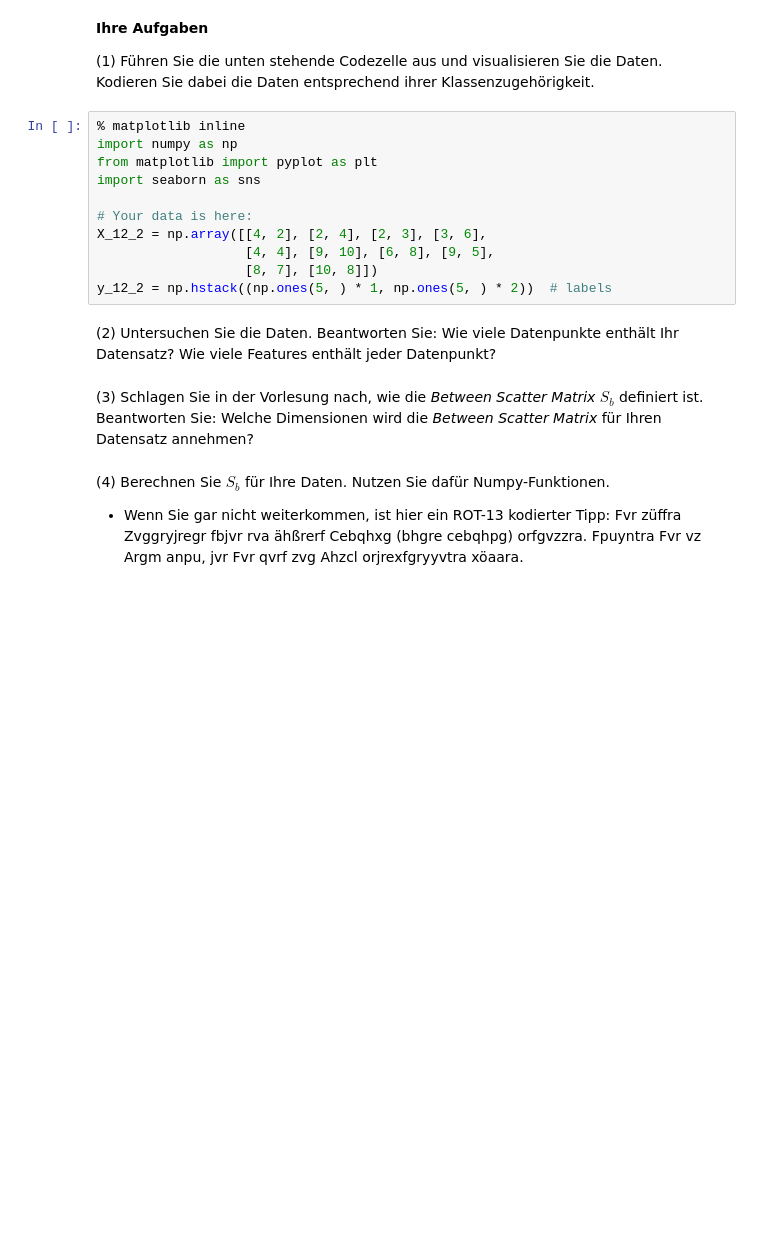
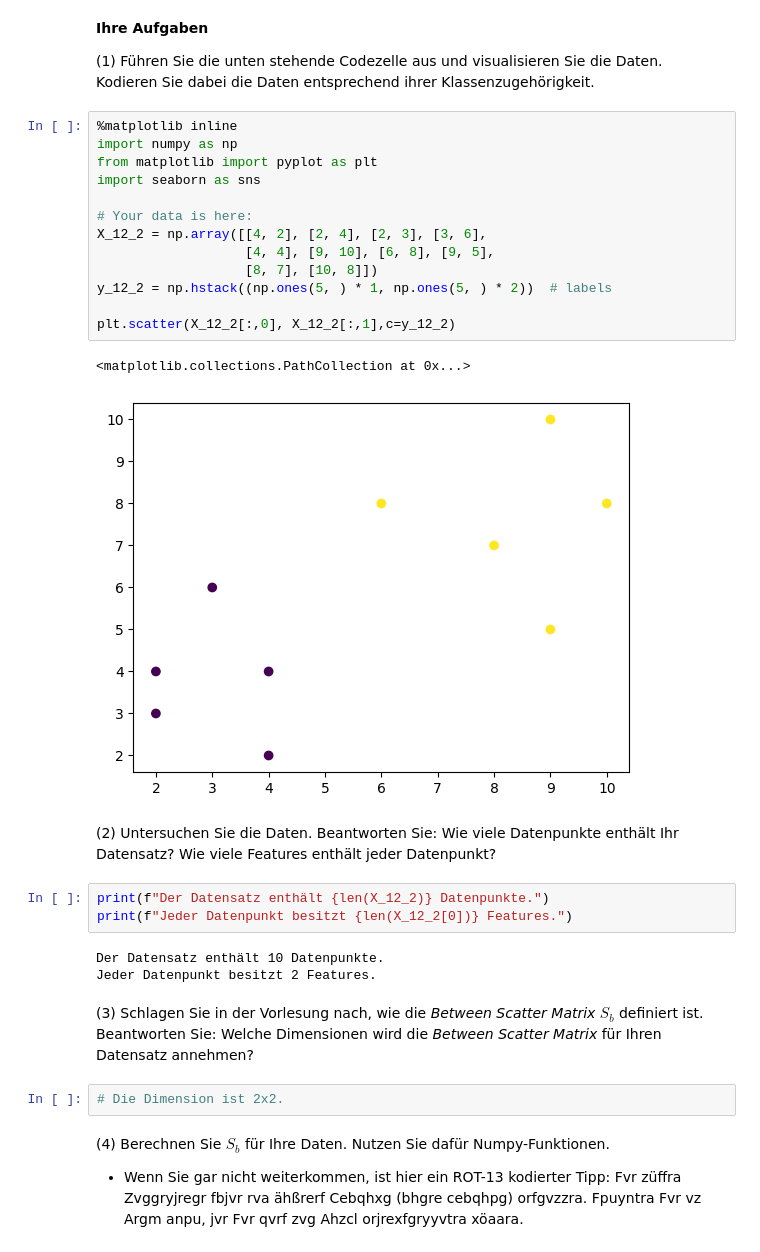
Before and after one commit to Emanuel162/MachineLearning, a Jupyter notebook: UebungenML/SJMN-12.ipynb, the cells around one changed output. Drawn from its saved outputs; the diff is of its cells as text; blank space fills up the shorter version.

```diff
--- a/UebungenML/SJMN-12.ipynb
+++ b/UebungenML/SJMN-12.ipynb
@@ -187,20 +187,33 @@ In dieser Übung werden wir uns mit der *Linear Discriminant Analysis* (LDA) ver
 
 (1) Führen Sie die unten stehende Codezelle aus und visualisieren Sie die Daten. Kodieren Sie dabei die Daten entsprechend ihrer Klassenzugehörigkeit.
 # %%
-% matplotlib inline
+%matplotlib inline
 import numpy as np
 from matplotlib import pyplot as plt
 import seaborn as sns
 
 # Your data is here:
 X_12_2 = np.array([[4, 2], [2, 4], [2, 3], [3, 6],
                    [4, 4], [9, 10], [6, 8], [9, 5],
                    [8, 7], [10, 8]])
 y_12_2 = np.hstack((np.ones(5, ) * 1, np.ones(5, ) * 2))  # labels
+
+plt.scatter(X_12_2[:,0], X_12_2[:,1],c=y_12_2)
+# %% [output]
+<matplotlib.collections.PathCollection at 0x...>
+[figure, added]
 # %% [markdown]
 (2) Untersuchen Sie die Daten. Beantworten Sie: Wie viele Datenpunkte enthält Ihr Datensatz? Wie viele Features enthält jeder Datenpunkt?
+# %%
+print(f"Der Datensatz enthält {len(X_12_2)} Datenpunkte.")
+print(f"Jeder Datenpunkt besitzt {len(X_12_2[0])} Features.")
+# %% [output]
+Der Datensatz enthält 10 Datenpunkte.
+Jeder Datenpunkt besitzt 2 Features.
 # %% [markdown]
 (3) Schlagen Sie in der Vorlesung nach, wie die *Between Scatter Matrix* $S_b$ definiert ist. Beantworten Sie: Welche Dimensionen wird die *Between Scatter Matrix* für Ihren Datensatz annehmen?
+# %%
+# Die Dimension ist 2x2.
 # %% [markdown]
 (4) Berechnen Sie $S_b$ für Ihre Daten. Nutzen Sie dafür Numpy-Funktionen.
 
```
Also changed, not shown: parts of 8 cells of this notebook.
